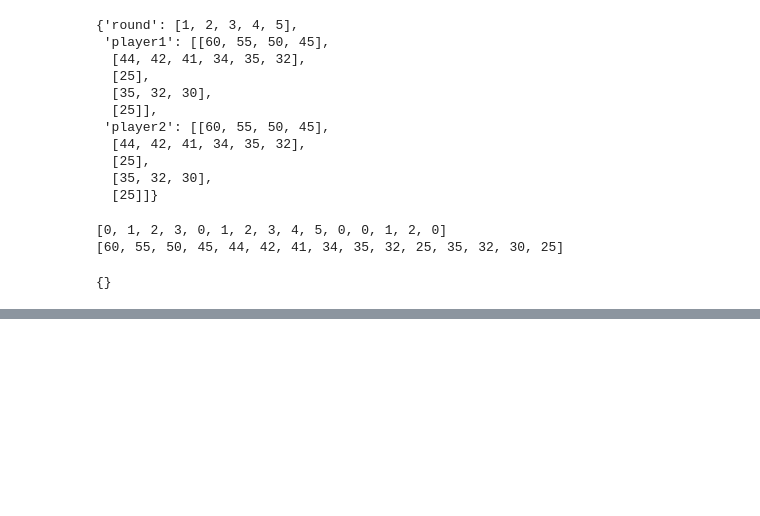
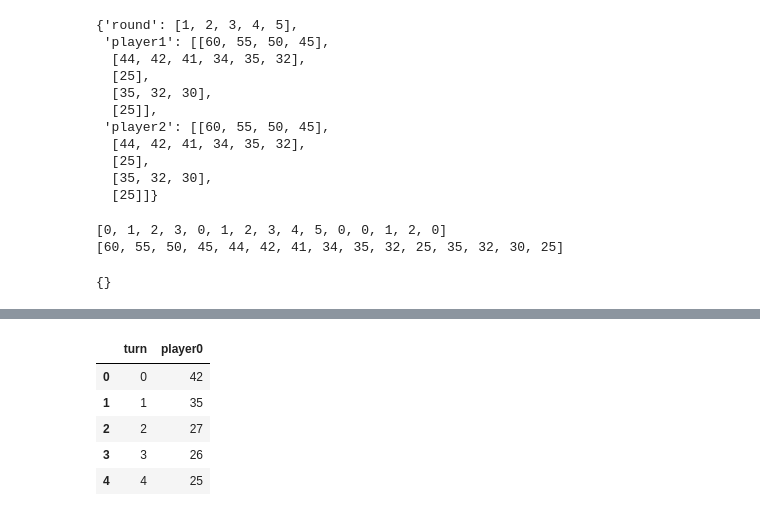
Before and after one commit to bmjoseph/NineCard, a Jupyter notebook: Analysis2.ipynb, the cells around one changed output, grey strips where cells are left out. Cells and saved outputs as stored; diff of their text form; code cells hidden in the pictures; blank space fills up the shorter version.

```diff
--- a/Analysis2.ipynb
+++ b/Analysis2.ipynb
@@ -408,0 +432,9 @@ Dan's current score is -10
+# %%
+p0_turn.head()
+# %% [output]
+|  | turn | player0 |
+| 0 | 0 | 42 |
+| 1 | 1 | 35 |
+| 2 | 2 | 27 |
+| 3 | 3 | 26 |
+| 4 | 4 | 25 |
```
Also changed, not shown: parts of 15 cells of this notebook, 3 other files.
